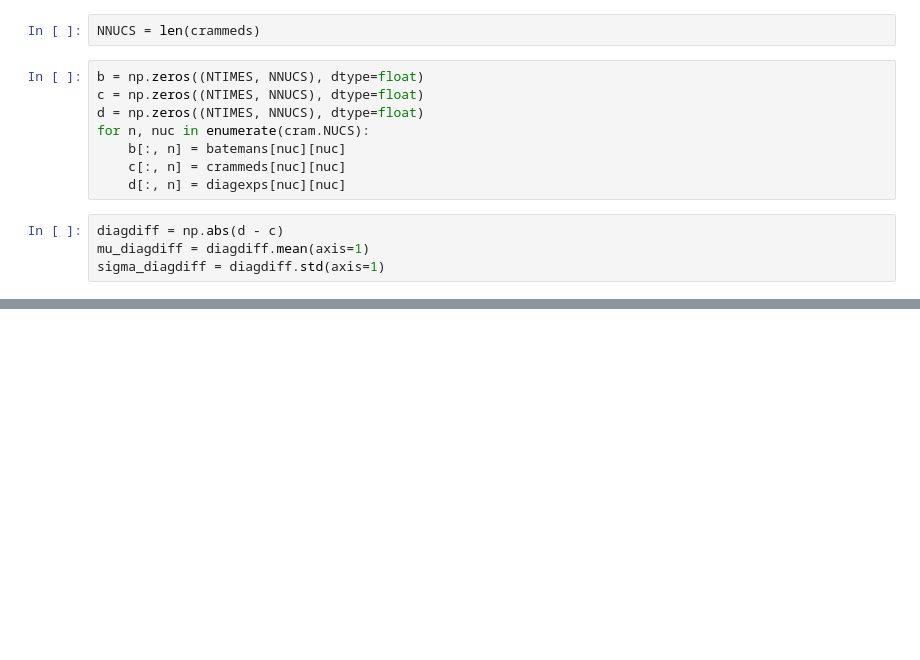
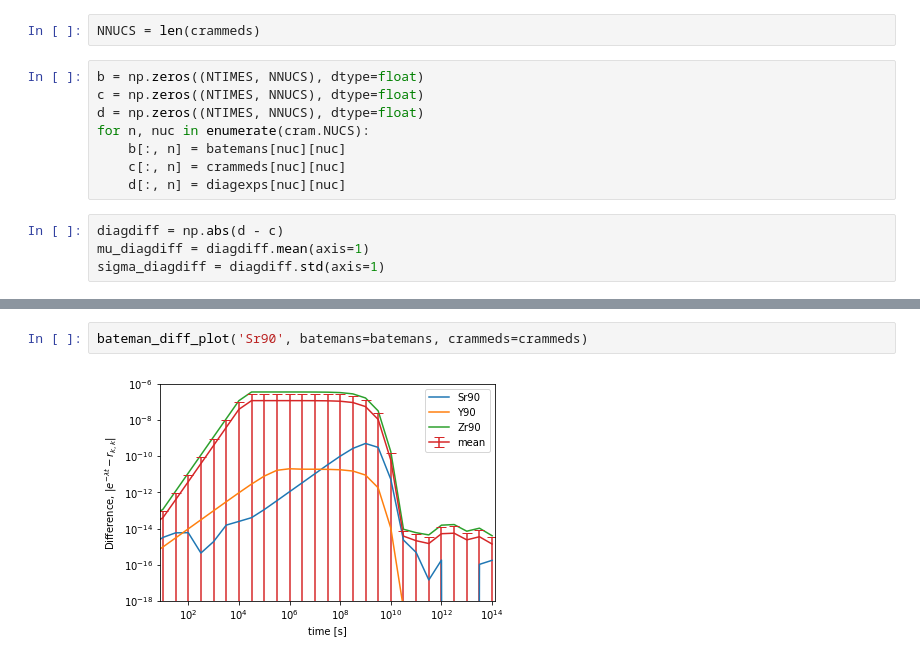
Before and after one commit to ergs/transmutagen-paper, a Jupyter notebook: decay_analysis.ipynb, the cells around one changed output, grey strips where cells are left out. Cells and saved outputs as stored; diff of their text form; blank space fills up the shorter version.

```diff
--- a/decay_analysis.ipynb
+++ b/decay_analysis.ipynb
@@ -51,0 +100,4 @@ plt.xscale('log')
+# %%
+bateman_diff_plot('Sr90', batemans=batemans, crammeds=crammeds)
+# %% [output]
+[figure, added]
```
Also changed, not shown: parts of 9 cells of this notebook, 1 other file.
